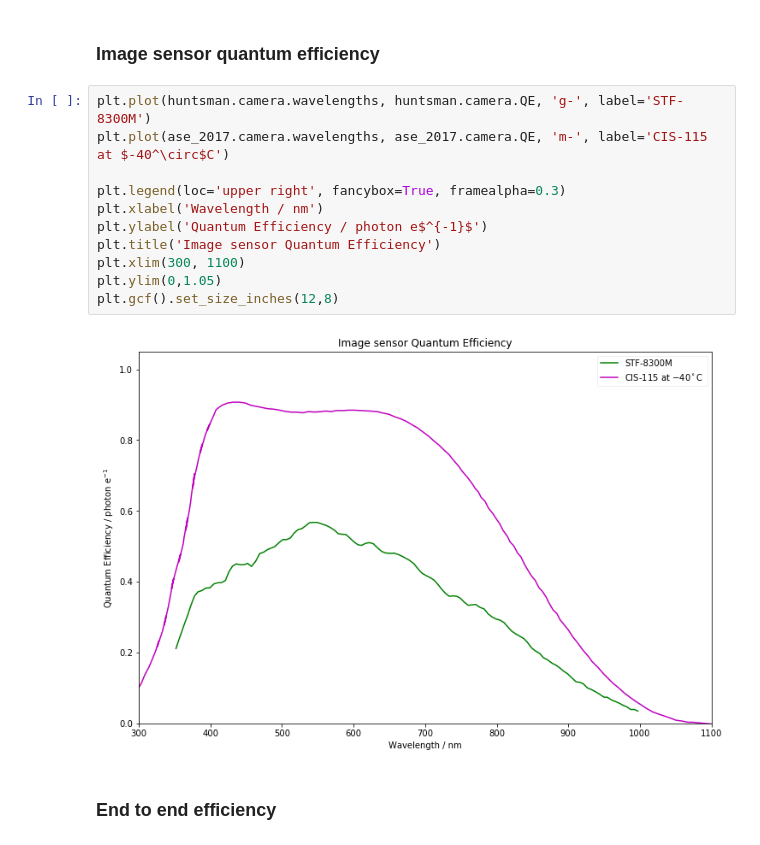
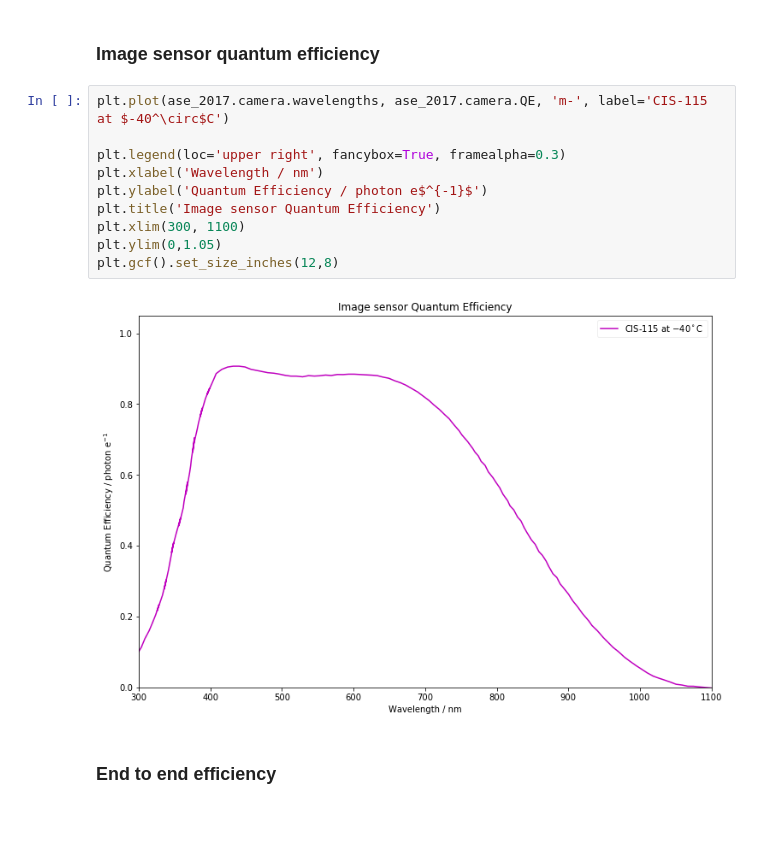
Before and after one commit to AstroHuntsman/gunagala, a Jupyter notebook: examples/Australian Space Eye 2017.ipynb, the cells around one changed output. Cells and saved outputs as stored; diff of their text form.

```diff
--- a/examples/Australian Space Eye 2017.ipynb
+++ b/examples/Australian Space Eye 2017.ipynb
@@ -103,18 +94,17 @@ $858.39073 \; \mathrm{nm}$
 # %% [markdown]
 ### Image sensor quantum efficiency
 # %%
-plt.plot(huntsman.camera.wavelengths, huntsman.camera.QE, 'g-', label='STF-8300M')
 plt.plot(ase_2017.camera.wavelengths, ase_2017.camera.QE, 'm-', label='CIS-115 at $-40^\circ$C')
 
 plt.legend(loc='upper right', fancybox=True, framealpha=0.3)
 plt.xlabel('Wavelength / nm')
 plt.ylabel('Quantum Efficiency / photon e$^{-1}$')
 plt.title('Image sensor Quantum Efficiency')
 plt.xlim(300, 1100)
 plt.ylim(0,1.05)
 plt.gcf().set_size_inches(12,8)
 # %% [output]
-[figure, old version]
+[figure, new version]
 # %% [markdown]
 ### End to end efficiency
 # %%
```
Also changed, not shown: parts of 11 cells of this notebook, 2 other files.
